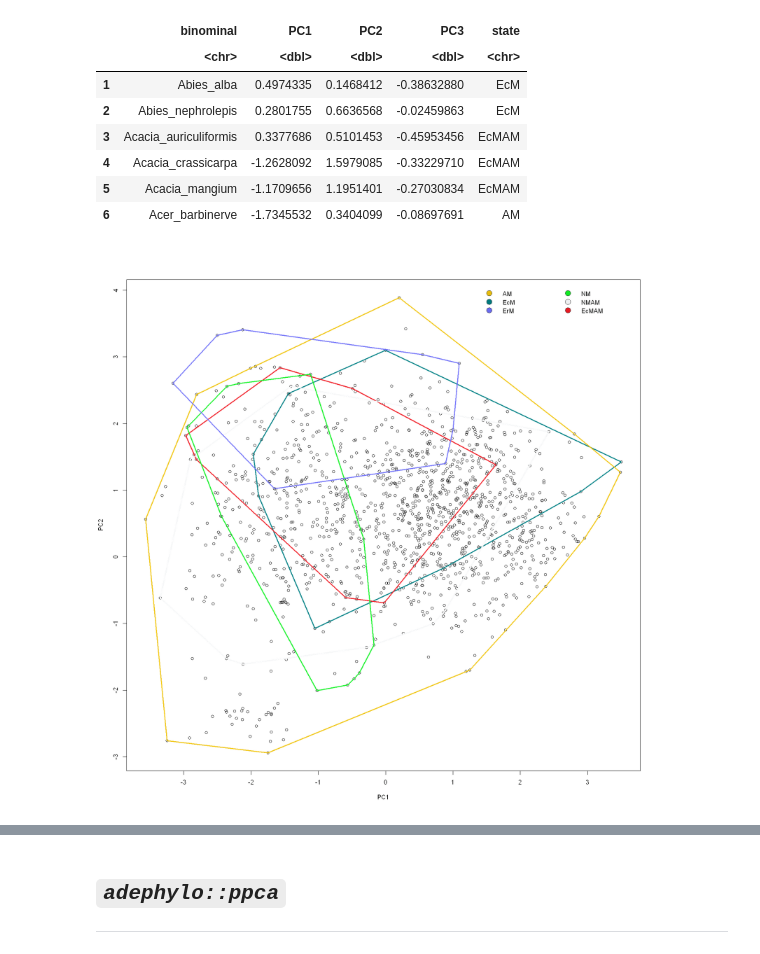
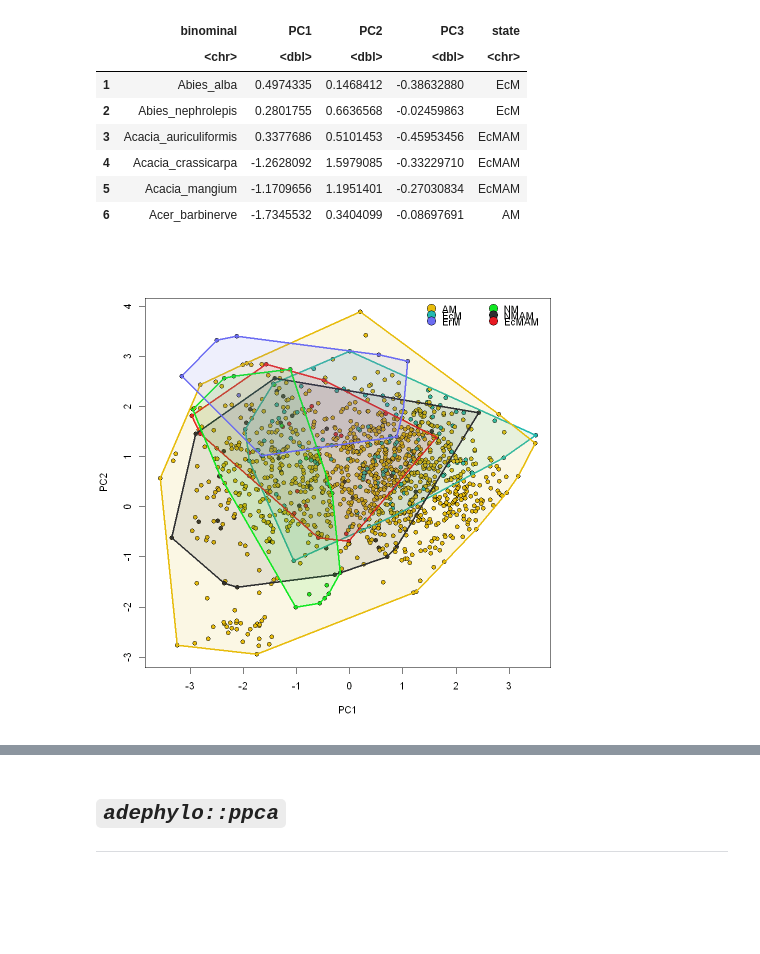
Before and after one commit to anoban/phd, a Jupyter notebook: R/notebooks/phypca.ipynb, the cells around one changed output, grey strips where cells are left out. Drawn from its saved outputs; the diff is of its cells as text; code cells hidden in the pictures; blank space fills up the shorter version.

```diff
--- a/R/notebooks/phypca.ipynb
+++ b/R/notebooks/phypca.ipynb
@@ -144,19 +149,18 @@ A data.frame: 6 × 5
 | 5 | Acacia_mangium | -1.1709656 | 1.1951401 | -0.27030834 | EcMAM |
 | 6 | Acer_barbinerve | -1.7345532 | 0.3404099 | -0.08697691 | AM |
 # %%
-options(repr.plot.width = 15, repr.plot.height = 15)
+options(repr.plot.width = 8, repr.plot.height = 8)
 
-
-plot(ppca$PC1, ppca$PC2, xlab = "PC1", ylab = "PC2", pch = 21)
+plot(ppca$PC1, ppca$PC2, xlab = "PC1", ylab = "PC2", pch = 21, bg = STATE_COLOURS[ppca$state])
 
 for (s in unique(ppca$state)){
     scores <- subset(ppca, state == s, select = c("PC1", "PC2", "state")) # subset the dataframe to only include species of the choosen state
     # plotting convex hulls in R - https://chitchatr.wordpress.com/2011/12/30/convex-hull-around-scatter-plot-in-r/
     indices <- chull(x = scores$PC1, y = scores$PC2) # create the convex hull indices
     indices <- c(indices, indices[1])
-    lines(scores$PC1[indices], scores$PC2[indices], col = STATE_COLOURS[s], lwd = 2.5)
+    polygon(scores$PC1[indices], scores$PC2[indices], col = adjustcolor(STATE_COLOURS[s], alpha.f = 0.1), border = STATE_COLOURS[s], lwd = 2.5)
 }
 
 legend("topright", legend = names(STATE_COLOURS), pt.bg = STATE_COLOURS, pch = 21, pt.cex = 2, horiz = FALSE, ncol = 2, bty = "n", y.intersp = 0.45)
 # %% [output]
-[figure, old version]
+[figure, new version]
```
Also changed, not shown: parts of 8 cells of this notebook, 1 other file.
